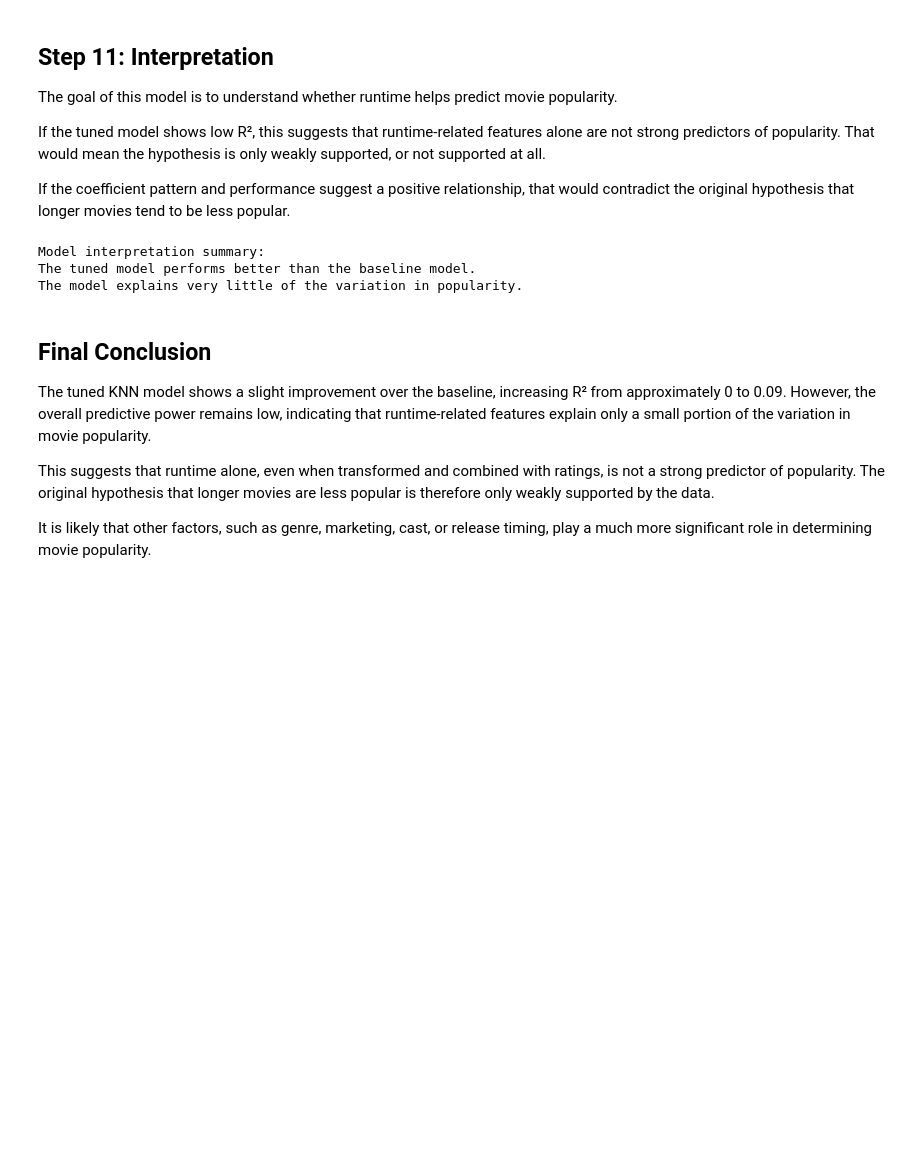
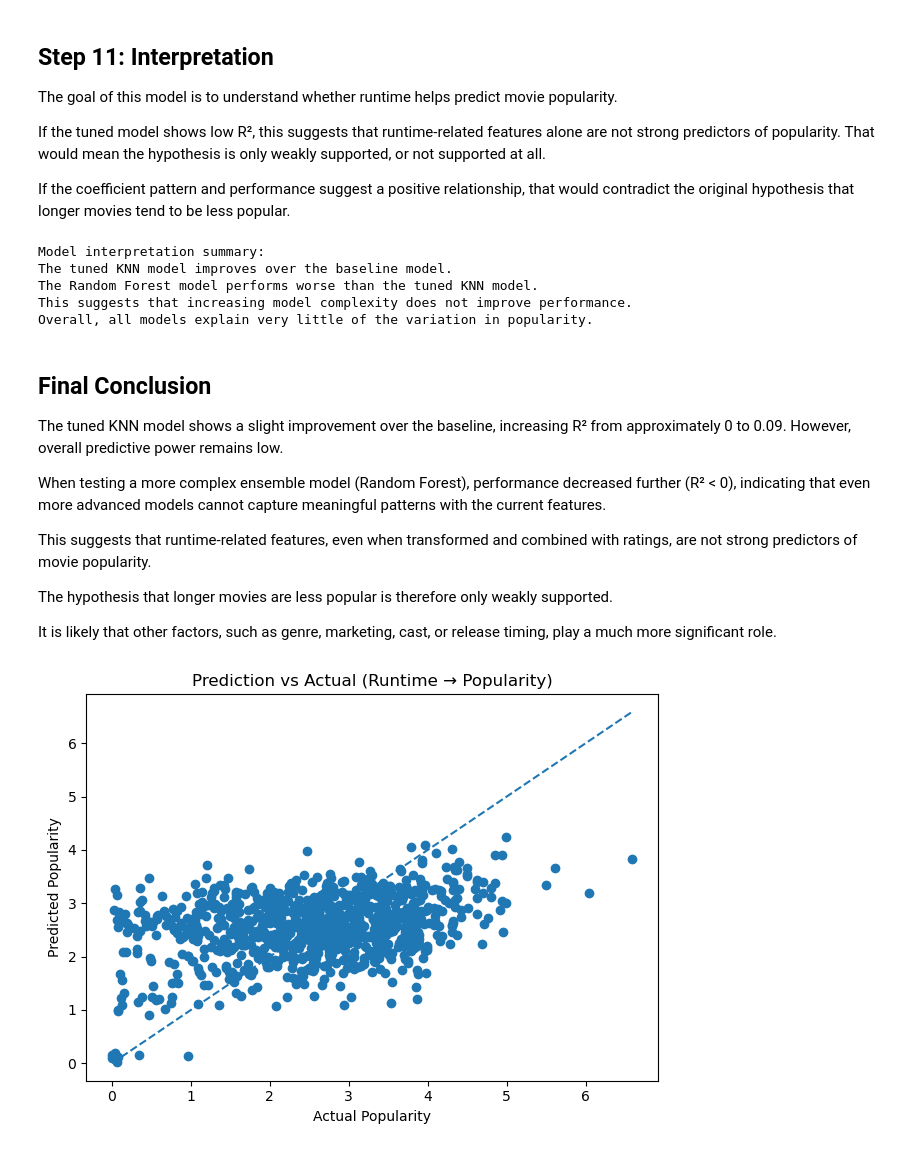
Before and after one commit to franciscandradegit/New-Block-Buster, a Jupyter notebook: notebooks/Goncalo_ML_Model.ipynb, the cells around one changed output. Saved outputs shown, nothing was run; the diff lists cells and outputs as text; code cells hidden in the pictures; blank space fills up the shorter version.

```diff
--- a/notebooks/Goncalo_ML_Model.ipynb
+++ b/notebooks/Goncalo_ML_Model.ipynb
@@ -229,26 +315,51 @@ If the tuned model shows low R², this suggests that runtime-related features al
 If the coefficient pattern and performance suggest a positive relationship, that would contradict the original hypothesis that longer movies tend to be less popular.
 # %%
 print("Model interpretation summary:")
-if tuned_r2 > baseline_r2:
-    print("The tuned model performs better than the baseline model.")
-else:
-    print("The tuned model does not improve meaningfully over the baseline model.")
+
+print("The tuned KNN model improves over the baseline model.")
+
+if r2_rf < tuned_r2:
+    print("The Random Forest model performs worse than the tuned KNN model.")
+    print("This suggests that increasing model complexity does not improve performance.")
 
 if tuned_r2 < 0.1:
-    print("The model explains very little of the variation in popularity.")
-elif tuned_r2 < 0.3:
-    print("The model explains a small to moderate amount of the variation in popularity.")
-else:
-    print("The model explains a meaningful amount of the variation in popularity.")
+    print("Overall, all models explain very little of the variation in popularity.")
 # %% [output]
 Model interpretation summary:
-The tuned model performs better than the baseline model.
-The model explains very little of the variation in popularity.
+The tuned KNN model improves over the baseline model.
+The Random Forest model performs worse than the tuned KNN model.
+This suggests that increasing model complexity does not improve performance.
+Overall, all models explain very little of the variation in popularity.
 # %% [markdown]
 ## Final Conclusion
 
-The tuned KNN model shows a slight improvement over the baseline, increasing R² from approximately 0 to 0.09. However, the overall predictive power remains low, indicating that runtime-related features explain only a small portion of the variation in movie popularity.
+The tuned KNN model shows a slight improvement over the baseline, increasing R² from approximately 0 to 0.09. However, overall predictive power remains low.
 
-This suggests that runtime alone, even when transformed and combined with ratings, is not a strong predictor of popularity. The original hypothesis that longer movies are less popular is therefore only weakly supported by the data.
+When testing a more complex ensemble model (Random Forest), performance decreased further (R² < 0), indicating that even more advanced models cannot capture meaningful patterns with the current features.
 
-It is likely that other factors, such as genre, marketing, cast, or release timing, play a much more significant role in determining movie popularity.
+This suggests that runtime-related features, even when transformed and combined with ratings, are not strong predictors of movie popularity.
+
+The hypothesis that longer movies are less popular is therefore only weakly supported.
+
+It is likely that other factors, such as genre, marketing, cast, or release timing, play a much more significant role.
+# %%
+import matplotlib.pyplot as plt
+
+plt.figure()
+
+plt.scatter(y_test, y_pred_best)
+
+plt.plot(
+    [y_test.min(), y_test.max()],
+    [y_test.min(), y_test.max()],
+    linestyle='--'
+)
+
+plt.title("Prediction vs Actual (Runtime → Popularity)")
+plt.xlabel("Actual Popularity")
+plt.ylabel("Predicted Popularity")
+
+plt.tight_layout()
+plt.show()
+# %% [output]
+[figure, added]
```
Also changed, not shown: parts of 7 cells of this notebook, 2 other files.
